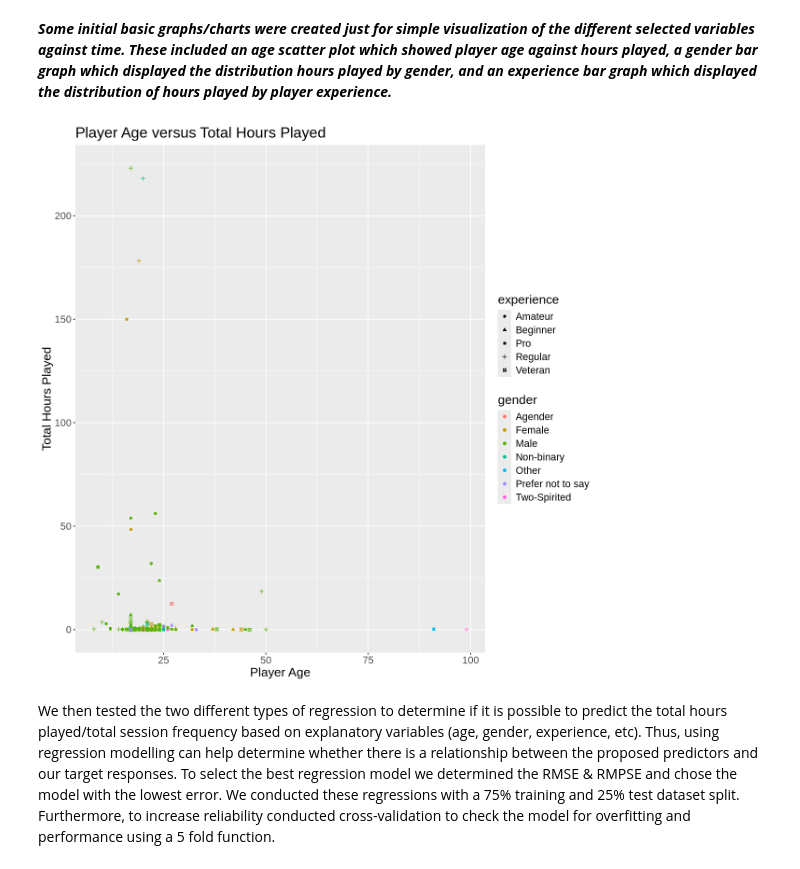
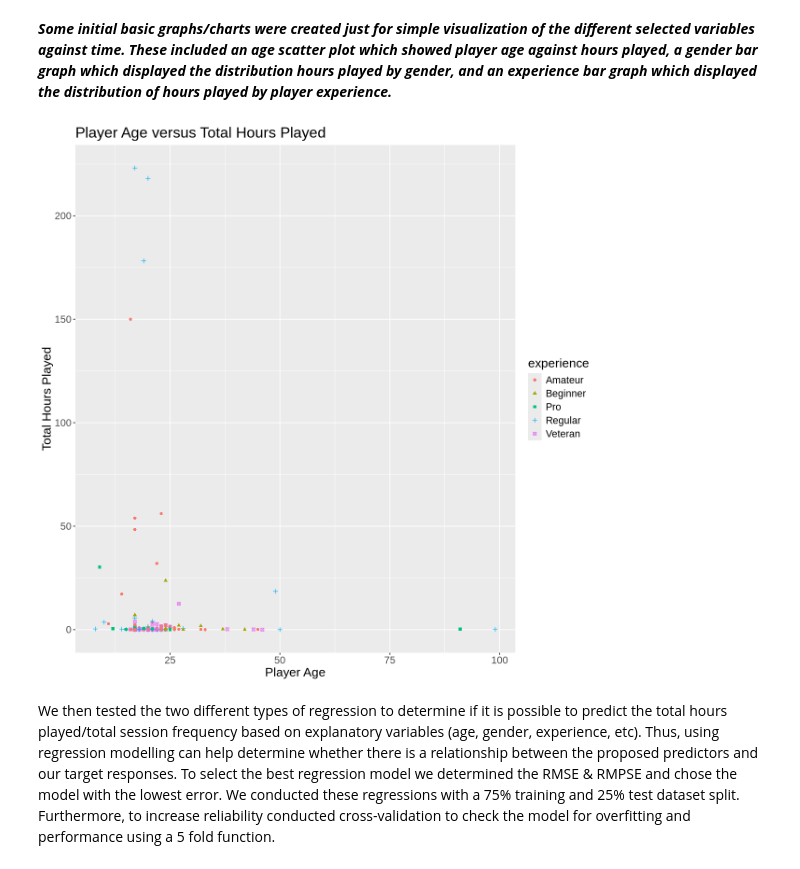
Before and after one commit to dzhen2023/dsci-100-2024w1-group-009-12, a Jupyter notebook: Report/Report.ipynb, the cells around one changed output. Drawn from its saved outputs; the diff is of its cells as text; code cells hidden in the pictures.

```diff
--- a/Report/Report.ipynb
+++ b/Report/Report.ipynb
@@ -95,16 +95,16 @@ A tibble: 6 × 9
 # %%
 options(repr.plot.height = 10, repr.plot.width = 10)
 age_plot <- tidy_plaicraft |>
-   ggplot(aes(x = age, y = played_hours, colour = gender, shape = experience)) +
+   ggplot(aes(x = age, y = played_hours, colour = experience, shape = experience)) +
    geom_point() +
    labs(x = "Player Age",
     	y = "Total Hours Played",
     	title = "Player Age versus Total Hours Played") +
    theme(text = element_text(size = 16))
 
 age_plot
 # %% [output]
-[figure, old version]
+[figure, new version]
 # %% [markdown]
 We then tested the two different types of regression to determine if it is possible to predict the total hours played/total session frequency based on explanatory variables (age, gender, experience, etc). Thus, using regression modelling can help determine whether there is a relationship between the proposed predictors and our target responses. To select the best regression model we determined the RMSE & RMPSE and chose the model with the lowest error. We conducted these regressions with a 75% training and 25% test dataset split. Furthermore, to increase reliability conducted cross-validation to check the model for overfitting and performance using a 5 fold function.
 # %% [markdown]
```
Also changed, not shown: parts of 1 cell of this notebook.
